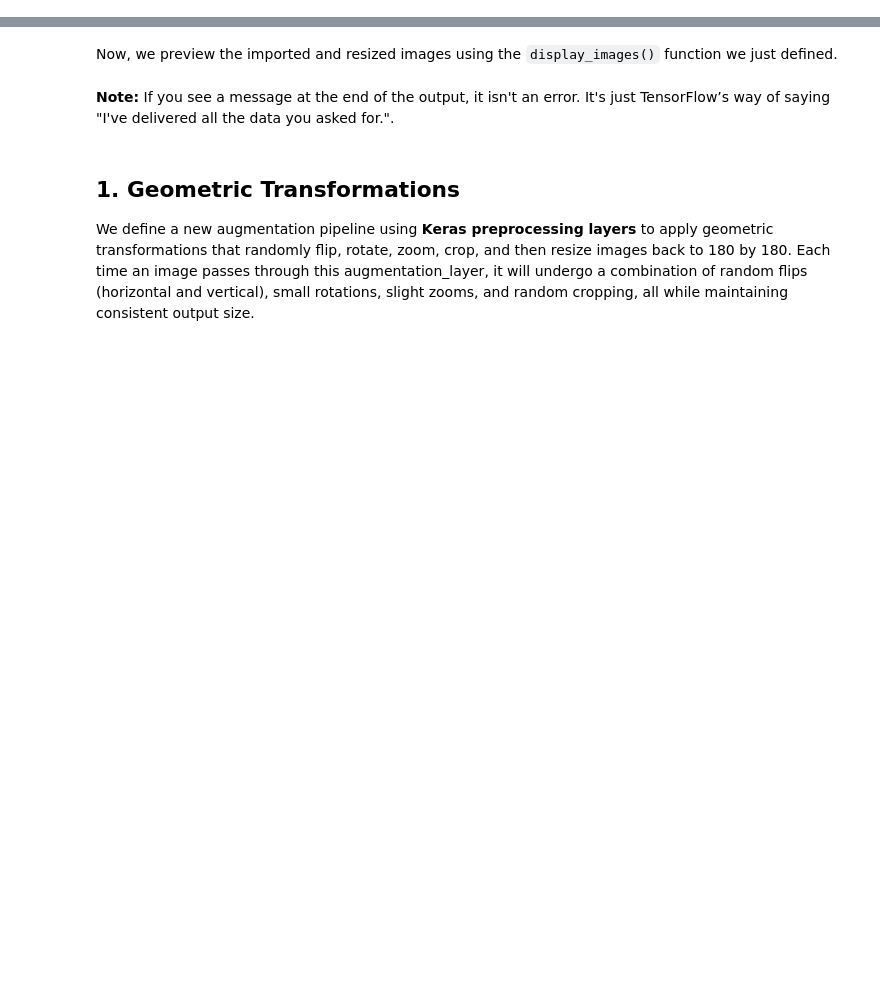
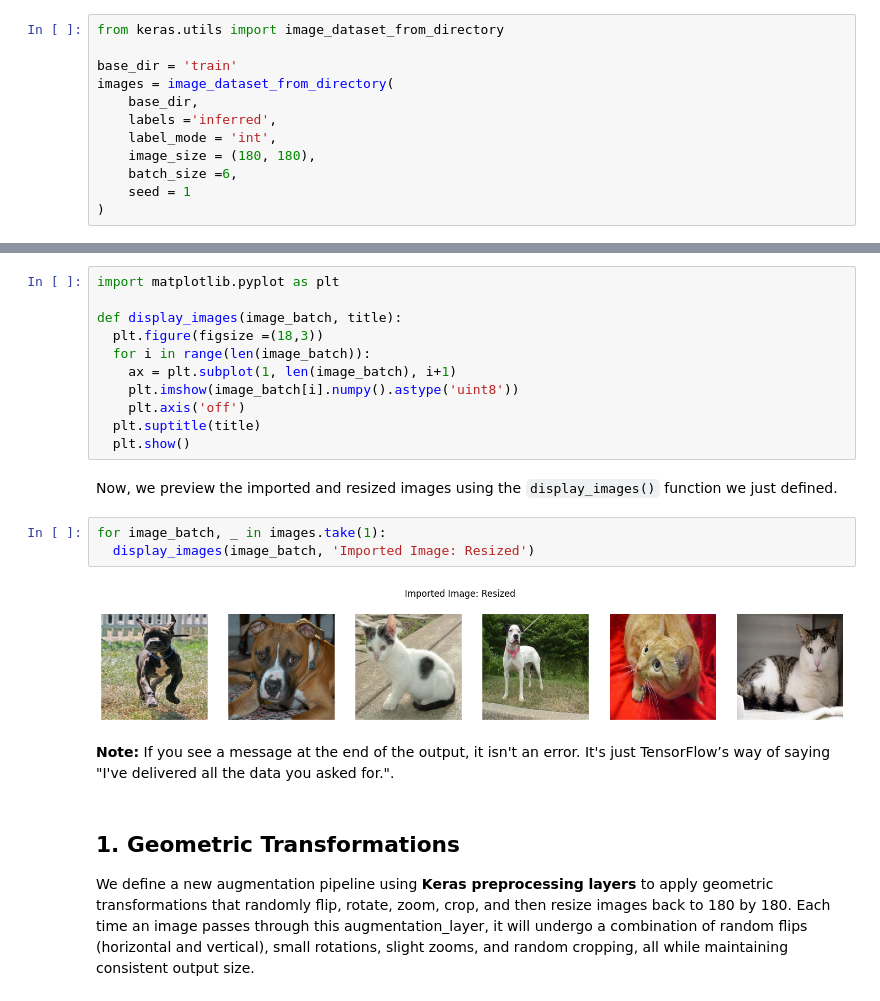
Before and after one commit to sakshigorkhali/CNN_classification, a Jupyter notebook: 01_05b.ipynb, the cells around one changed output, grey strips where cells are left out. Saved outputs shown, nothing was run; the diff lists cells and outputs as text; blank space fills up the shorter version.

```diff
--- a/01_05b.ipynb
+++ b/01_05b.ipynb
@@ -20,3 +20,15 @@ Before getting started, you should have:
 <hr>
 
 The images are stored in a directory called `"train"`, with a subdirectory for cat images called `"cat"`, and another for dog images called `"dog"`. Let's begin by importing and previewing the images.
+# %%
+from keras.utils import image_dataset_from_directory
+
+base_dir = 'train'
+images = image_dataset_from_directory(
+    base_dir,
+    labels ='inferred',
+    label_mode = 'int',
+    image_size = (180, 180),
+    batch_size =6,
+    seed = 1
+)
@@ -23,7 +58,23 @@ The images are stored in a directory called `"train"`, with a subdirectory for c
 # %% [markdown]
 Next, we define a reusable helper function `display_images()` that will help us display multiple images side-by-side for quick visual inspection. This function will take a batch of images and display them in a single row, without axes clutter, along with a custom title above the row. We'll use this function throughout the tutorial to preview both original and augmented images.
+# %%
+import matplotlib.pyplot as plt
+
+def display_images(image_batch, title):
+  plt.figure(figsize =(18,3))
+  for i in range(len(image_batch)):
+    ax = plt.subplot(1, len(image_batch), i+1)
+    plt.imshow(image_batch[i].numpy().astype('uint8'))
+    plt.axis('off')
+  plt.suptitle(title)
+  plt.show()
 # %% [markdown]
 Now, we preview the imported and resized images using the `display_images()` function we just defined.
+# %%
+for image_batch, _ in images.take(1):
+  display_images(image_batch, 'Imported Image: Resized')
+# %% [output]
+[figure, added]
 # %% [markdown]
 **Note:** If you see a message at the end of the output, it isn't an error. It's just TensorFlow’s way of saying "I've delivered all the data you asked for.".
 # %% [markdown]
```
Also changed, not shown: parts of 6 cells of this notebook.
